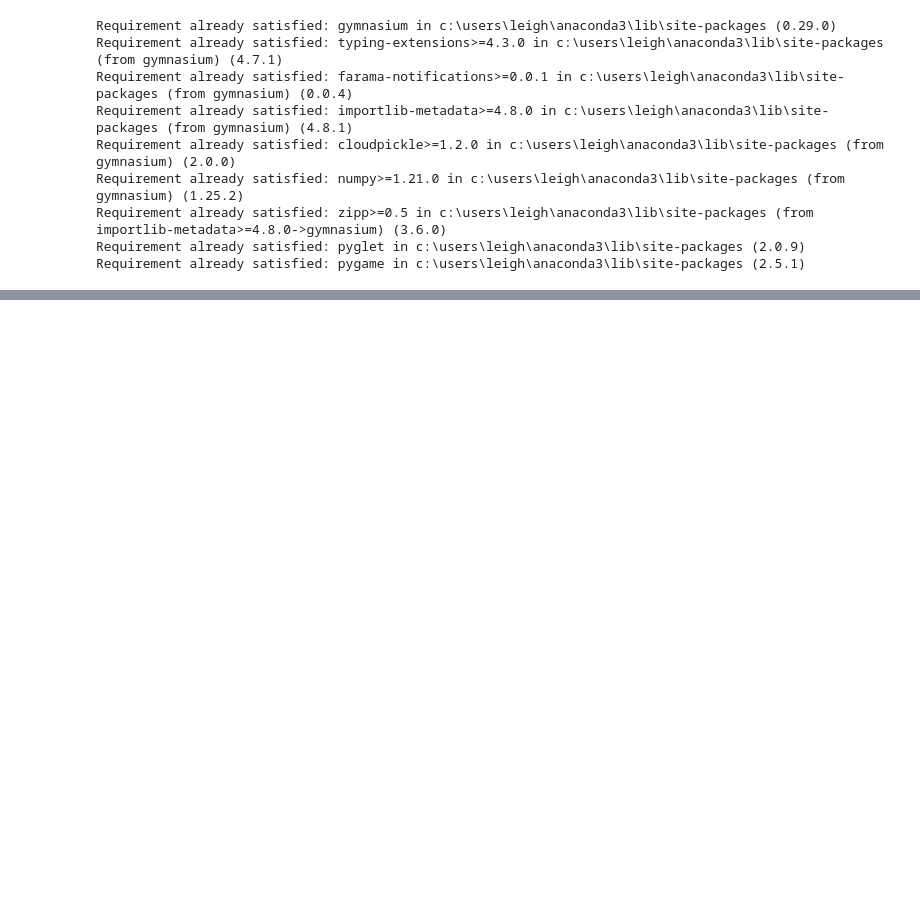
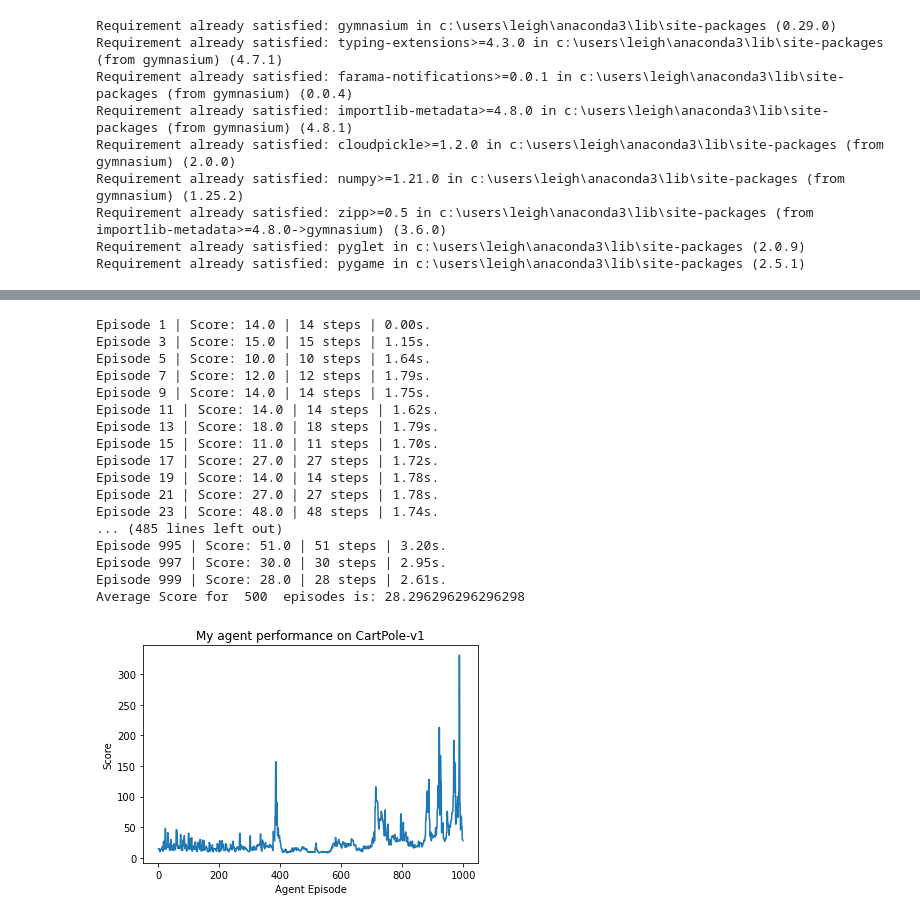
Before and after one commit to leigh966/Cartpole-dqn-learning, a Jupyter notebook: Work.ipynb, the cells around one changed output, grey strips where cells are left out. Cells and saved outputs as stored; diff of their text form; code cells hidden in the pictures; blank space fills up the shorter version.

```diff
--- a/Work.ipynb
+++ b/Work.ipynb
@@ -93,17 +93,10 @@ import time
 bool_do_not_quit = True  # Boolean to quit pyglet
 scores = []  # Your gaming score
 a = 0  # Action
-env = CartPoleEnv()
+#env = gym.make('CartPole-v1', render_mode="human") #display
+env = gym.make('CartPole-v1') #headless
 
-number_of_trials = 5000
-
-def key_press(k, mod):
-    global bool_do_not_quit, a, restart
-    if k==0xff0d: restart = True
-    if k==key.ESCAPE: bool_do_not_quit=False  # Added to Quit
-    if k==key.Q: bool_do_not_quit=False  # Added to Quit
-    if k==key.LEFT:  a = 0  # 0     Push cart to the left
-    if k==key.RIGHT: a = 1  # 1     Push cart to the right
+number_of_trials = 500
 
 def dummy_policy(state=0):
     a = env.action_space.sample()
@@ -167,8 +160,17 @@ total_reward = 0.0
 #Get the predictd best action by our network
 def deep_q_policy(state):
 
+    #print("state: ", state)
     # Get the model's reward estimations of each Q(s,a)
-    action_q_values = model.predict([[state[0],state[1],state[2],state[3]]])
+    #action_q_values = model.predict([[state[0],state[1],state[2],state[3]]])
+    #x = tf.random.uniform((1,4)) # working random - REPLACE (DEBUG)
+    x=None
+    try:
+        x = tf.constant([[state[0], state[1], state[2], state[3]]])
+    except:
+        x = tf.constant([state[0]])
+    #print(x)
+    action_q_values = model.predict(x)
 
     # If exploiting, choose the model's estimated best action
     return np.argmax(action_q_values)
@@ -192,17 +194,29 @@ def experience_replay():
     minibatch = random.sample(memory, min(len(memory), batch_size))
     for m_state, m_action, m_reward, m_next_state, m_done in minibatch:
         if len(m_state) > 0:
-            m_q_values = model.predict([[m_state[0],m_state[1],m_state[2],m_state[3]]])
-
+            #print("m_state: ", m_state)
+            #m_q_values = model.predict([[m_state[0],m_state[1],m_state[2],m_state[3]]])
+            #x = tf.random.uniform((1,4)) # working random - REPLACE (DEBUG)
+            x=None
+            try:
+                x = tf.constant([[m_state[0], m_state[1], m_state[2], m_state[3]]])
+            except:
+                x = tf.constant([m_state[0]])
+            #print(x)
+            m_q_values = model.predict(x)
             #How good is this action?
             if m_done :
                 m_q_values[0][m_action] = m_reward
             else:
-                m_q_values[0][m_action] = m_reward + gamma * np.max(target_network.predict([[m_next_state[0],m_next_state[1], m_next_state[2], m_next_state[3]]])[0])
-
+                #x = tf.constant([m_next_state])
+                #q_x = tf.random.uniform((1,4)) # working random - REPLACE (DEBUG)
+                q_x = tf.constant([[m_next_state[0],m_next_state[1], m_next_state[2], m_next_state[3]]])
+                #m_q_values[0][m_action] = m_reward + gamma * np.max(target_network.predict([[m_next_state[0],m_next_state[1], m_next_state[2], m_next_state[3]]])[0])
+                m_q_values[0][m_action] = m_reward + gamma * np.max(target_network.predict(q_x)[0])
 
             #Add to the list of states
-            state_batch.append([m_state[0],m_state[1],m_state[2],m_state[3]])
+            #state_batch.append([m_state[0],m_state[1],m_state[2],m_state[3]])
+            state_batch.append(x[0])
 
             #Add to the list of q values
             q_batch.append(m_q_values[0])
@@ -250,7 +264,7 @@ def dql_with_experience_replay_target(state):
     # Update the exploring rate for the first round and
     if done or len(scores) <= 0:
         update_exploring_rate(len(scores)+1)
-        print(exploring_rate*100, "% random")
+        #print(exploring_rate*100, "% random")
 
     # Update scores and target after each round
     if done:
@@ -284,7 +298,6 @@ def run_cartPole_asAgent(policy=None):
 
     env.reset()
     env.render()
-    env.viewer.window.on_key_press = key_press
 
     for _ in range(number_of_trials):
         state = env.reset()
@@ -296,37 +309,56 @@ def run_cartPole_asAgent(policy=None):
             #this is where policy function outputs action a based on the current state
             a = policy(state)
             last_state = copy.copy(state)
             #this is there you get the next system state after take action a
-            state, reward, done, info = env.step(a)
-            time.sleep(1/10)  # 10fps: Super slow for us poor little human!
+            state, reward, done, truncated, info = env.step(a)
+            #time.sleep(1/10)  # 10fps: Super slow for us poor little human!
             total_reward += reward
             steps += 1
             env.render()
-            if done or restart:
+            if done or restart or truncated:
                 t1 = time.time()-t1
                 scores.append(total_reward)
                 print("Episode", len(scores), "| Score:", total_reward, '|', steps, "steps | %0.2fs."% t1)
                 break
     env.close()
 
 
 run_cartPole_asAgent(policy=dql_with_experience_replay_target)  # Run with agent input
 
 
 import numpy as np
 import matplotlib.pyplot as plt
 %matplotlib inline
 
 import statistics
 print("Average Score for ", number_of_trials, " episodes is:",statistics.mean(scores))
 # Plot your score
 fig = plt.figure()
 ax = fig.add_subplot(111)
 plt.plot(np.arange(1, len(scores)+1), scores)
-plt.title('My agent performance on CartPole-v0')
+plt.title('My agent performance on CartPole-v1')
 plt.ylabel('Score')
 plt.xlabel('Agent Episode')
 plt.show()
+# %% [output]
+Episode 1 | Score: 14.0 | 14 steps | 0.00s.
+Episode 3 | Score: 15.0 | 15 steps | 1.15s.
+Episode 5 | Score: 10.0 | 10 steps | 1.64s.
+Episode 7 | Score: 12.0 | 12 steps | 1.79s.
+Episode 9 | Score: 14.0 | 14 steps | 1.75s.
+Episode 11 | Score: 14.0 | 14 steps | 1.62s.
+Episode 13 | Score: 18.0 | 18 steps | 1.79s.
+Episode 15 | Score: 11.0 | 11 steps | 1.70s.
+Episode 17 | Score: 27.0 | 27 steps | 1.72s.
+Episode 19 | Score: 14.0 | 14 steps | 1.78s.
+Episode 21 | Score: 27.0 | 27 steps | 1.78s.
+Episode 23 | Score: 48.0 | 48 steps | 1.74s.
+... (485 lines left out)
+Episode 995 | Score: 51.0 | 51 steps | 3.20s.
+Episode 997 | Score: 30.0 | 30 steps | 2.95s.
+Episode 999 | Score: 28.0 | 28 steps | 2.61s.
+Average Score for  500  episodes is: 28.296296296296298
+[figure, added]
 # %%
 #Set the best agent off playing
 
```
Also changed, not shown: parts of 2 cells of this notebook.
